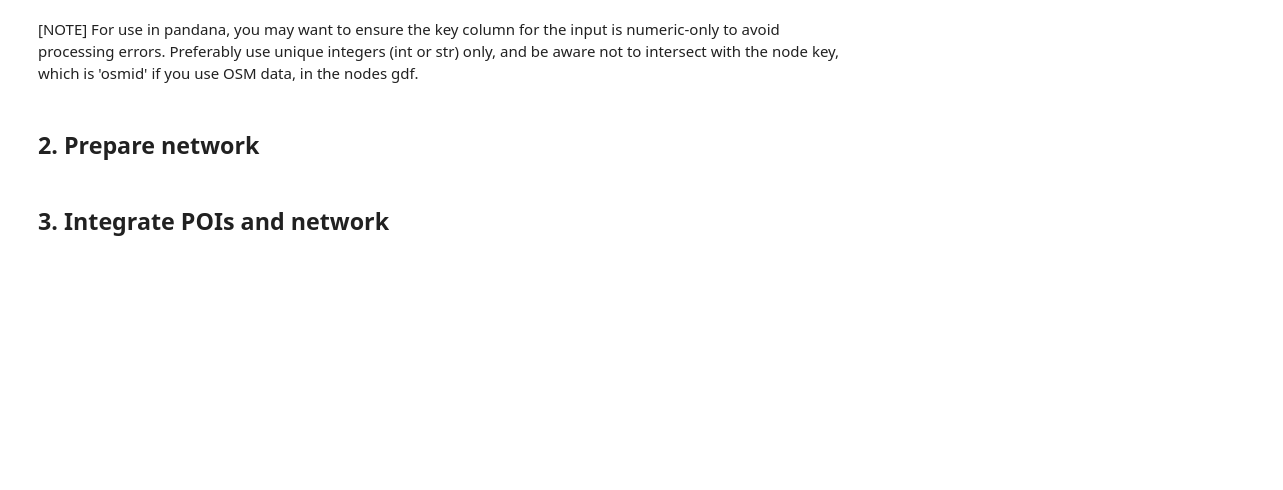
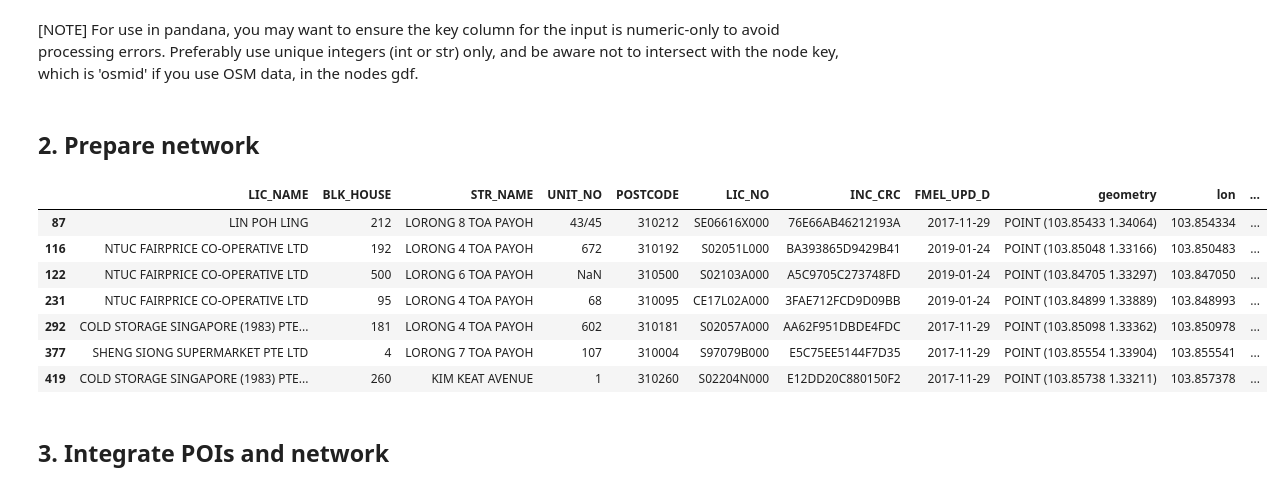
Before and after one commit to ywnch/toolbox, a Jupyter notebook: demo_connect_poi.ipynb, the cells around one changed output. Cells and saved outputs as stored; diff of their text form; code cells hidden in the pictures; blank space fills up the shorter version.

```diff
--- a/demo_connect_poi.ipynb
+++ b/demo_connect_poi.ipynb
@@ -55,3 +57,14 @@ edges = gpd.read_file('data/sample/edges.shp')
+# %%
+pois
+# %% [output]
+|  | LIC_NAME | BLK_HOUSE | STR_NAME | UNIT_NO | POSTCODE | LIC_NO | INC_CRC | FMEL_UPD_D | geometry | lon | ... |
+| 87 | LIN POH LING | 212 | LORONG 8 TOA PAYOH | 43/45 | 310212 | SE06616X000 | 76E66AB46212193A | 2017-11-29 | POINT (103.85433 1.34064) | 103.854334 | ... |
+| 116 | NTUC FAIRPRICE CO-OPERATIVE LTD | 192 | LORONG 4 TOA PAYOH | 672 | 310192 | S02051L000 | BA393865D9429B41 | 2019-01-24 | POINT (103.85048 1.33166) | 103.850483 | ... |
+| 122 | NTUC FAIRPRICE CO-OPERATIVE LTD | 500 | LORONG 6 TOA PAYOH | NaN | 310500 | S02103A000 | A5C9705C273748FD | 2019-01-24 | POINT (103.84705 1.33297) | 103.847050 | ... |
+| 231 | NTUC FAIRPRICE CO-OPERATIVE LTD | 95 | LORONG 4 TOA PAYOH | 68 | 310095 | CE17L02A000 | 3FAE712FCD9D09BB | 2019-01-24 | POINT (103.84899 1.33889) | 103.848993 | ... |
+| 292 | COLD STORAGE SINGAPORE (1983) PTE... | 181 | LORONG 4 TOA PAYOH | 602 | 310181 | S02057A000 | AA62F951DBDE4FDC | 2017-11-29 | POINT (103.85098 1.33362) | 103.850978 | ... |
+| 377 | SHENG SIONG SUPERMARKET PTE LTD | 4 | LORONG 7 TOA PAYOH | 107 | 310004 | S97079B000 | E5C75EE5144F7D35 | 2017-11-29 | POINT (103.85554 1.33904) | 103.855541 | ... |
+| 419 | COLD STORAGE SINGAPORE (1983) PTE... | 260 | KIM KEAT AVENUE | 1 | 310260 | S02204N000 | E12DD20C880150F2 | 2017-11-29 | POINT (103.85738 1.33211) | 103.857378 | ... |
 # %% [markdown]
 ## 3. Integrate POIs and network
 # %%
```
Also changed, not shown: parts of 11 cells of this notebook, 1 other file.
